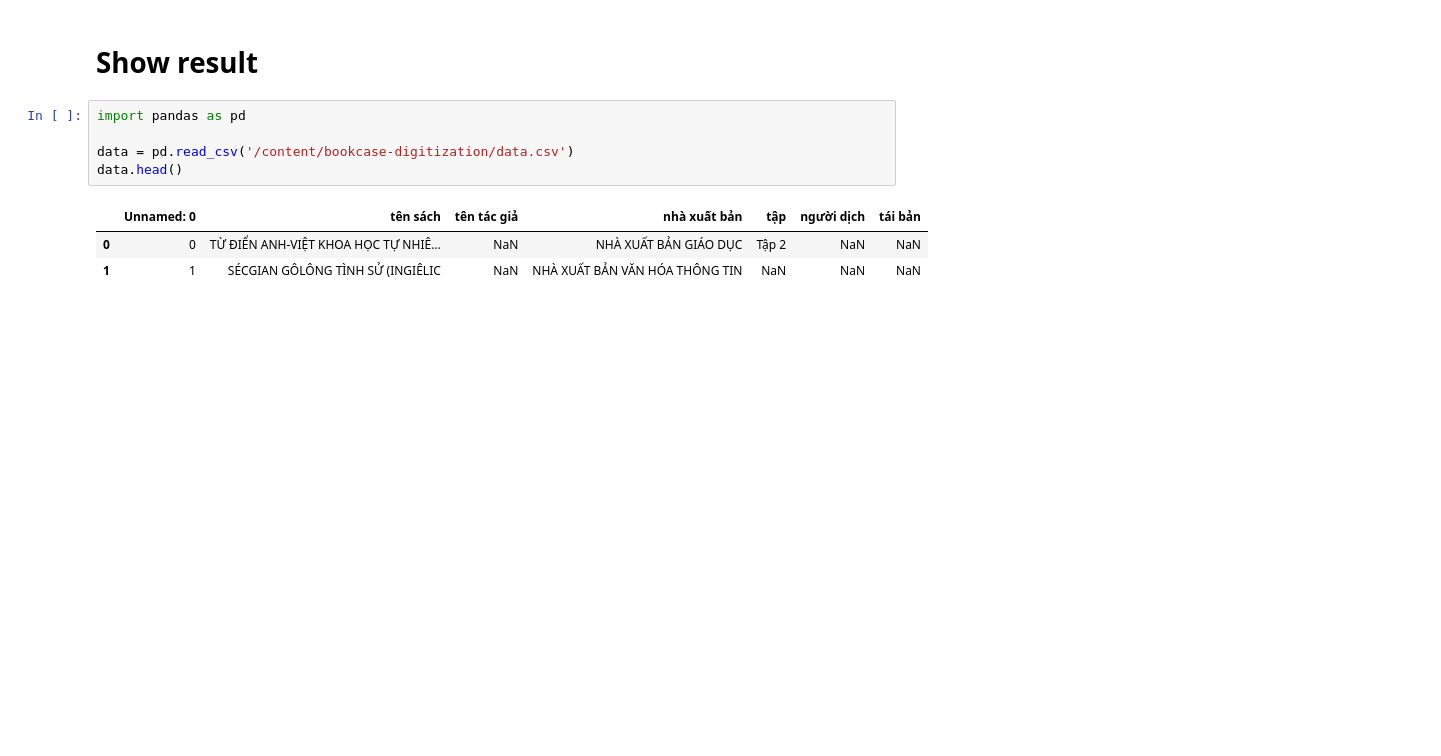
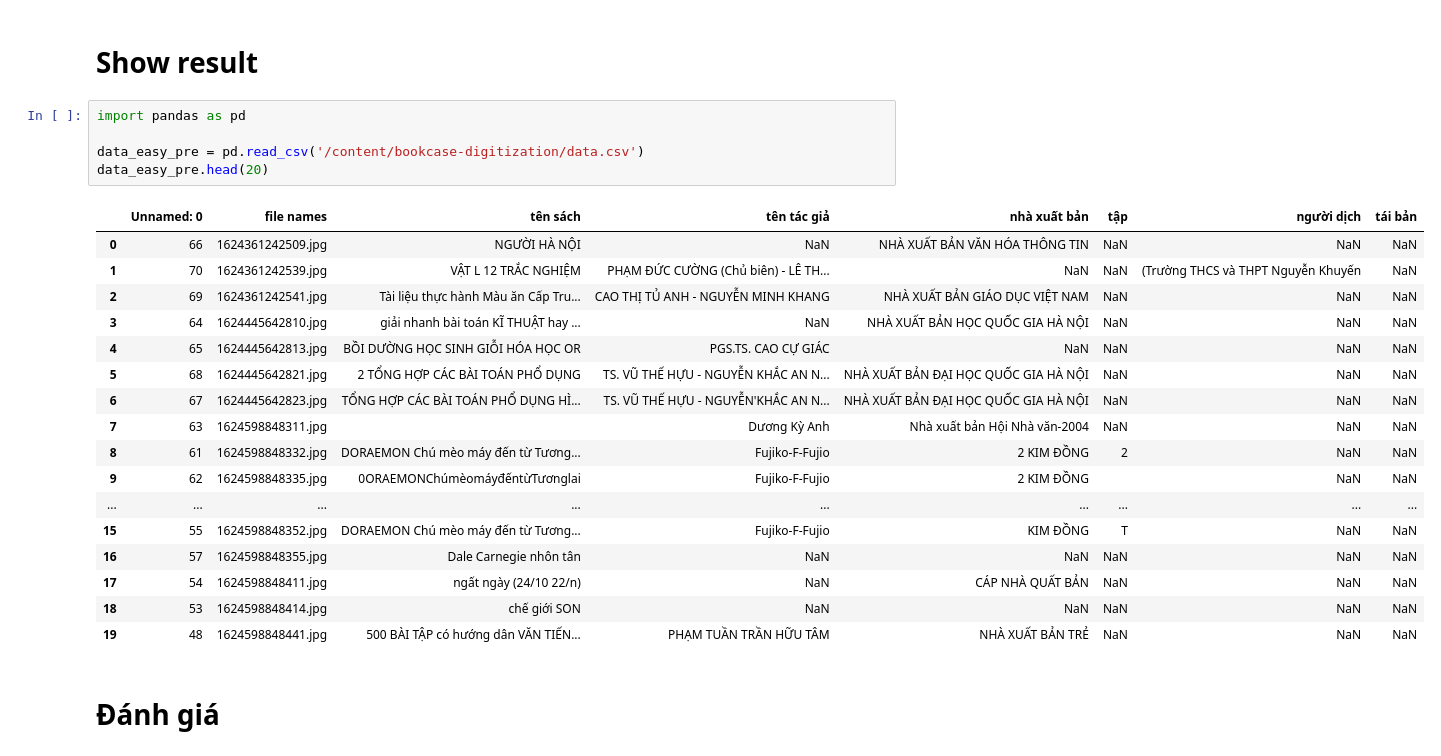
Before and after one commit to HuynhDoTanThanh/bookcase-digitization, a Jupyter notebook: final_project_ML_bookcase_digitization.ipynb, the cells around one changed output. Drawn from its saved outputs; the diff is of its cells as text; blank space fills up the shorter version.

```diff
--- a/final_project_ML_bookcase_digitization.ipynb
+++ b/final_project_ML_bookcase_digitization.ipynb
@@ -132,9 +237,25 @@ Mounted at /content/drive
 # %%
 import pandas as pd
 
-data = pd.read_csv('/content/bookcase-digitization/data.csv')
-data.head()
+data_easy_pre = pd.read_csv('/content/bookcase-digitization/data.csv')
+data_easy_pre.head(20)
 # %% [output]
-|  | Unnamed: 0 | tên sách | tên tác giả | nhà xuất bản | tập | người dịch | tái bản |
-| 0 | 0 | TỪ ĐIỂN ANH-VIỆT KHOA HỌC TỰ NHIÊ... | NaN | NHÀ XUẤT BẢN GIÁO DỤC | Tập 2 | NaN | NaN |
-| 1 | 1 | SÉCGIAN GÔLÔNG TÌNH SỬ (INGIÊLIC | NaN | NHÀ XUẤT BẢN VĂN HÓA THÔNG TIN | NaN | NaN | NaN |
+|  | Unnamed: 0 | file names | tên sách | tên tác giả | nhà xuất bản | tập | người dịch | tái bản |
+| 0 | 66 | 1624361242509.jpg | NGƯỜI HÀ NỘI | NaN | NHÀ XUẤT BẢN VĂN HÓA THÔNG TIN | NaN | NaN | NaN |
+| 1 | 70 | 1624361242539.jpg | VẬT L 12 TRẮC NGHIỆM | PHẠM ĐỨC CƯỜNG (Chủ biên) - LÊ TH... | NaN | NaN | (Trường THCS và THPT Nguyễn Khuyến | NaN |
+| 2 | 69 | 1624361242541.jpg | Tài liệu thực hành Màu ăn Cấp Tru... | CAO THỊ TỦ ANH - NGUYỄN MINH KHANG | NHÀ XUẤT BẢN GIÁO DỤC VIỆT NAM | NaN | NaN | NaN |
+| 3 | 64 | 1624445642810.jpg | giải nhanh bài toán KĨ THUẬT hay ... | NaN | NHÀ XUẤT BẢN HỌC QUỐC GIA HÀ NỘI | NaN | NaN | NaN |
+| 4 | 65 | 1624445642813.jpg | BỒI DƯỜNG HỌC SINH GIỖI HÓA HỌC OR | PGS.TS. CAO CỰ GIÁC | NaN | NaN | NaN | NaN |
+| 5 | 68 | 1624445642821.jpg | 2 TỔNG HỢP CÁC BÀI TOÁN PHỔ DỤNG | TS. VŨ THẾ HỰU - NGUYỄN KHẮC AN N... | NHÀ XUẤT BẢN ĐẠI HỌC QUỐC GIA HÀ NỘI | NaN | NaN | NaN |
+| 6 | 67 | 1624445642823.jpg | TỔNG HỢP CÁC BÀI TOÁN PHỔ DỤNG HÌ... | TS. VŨ THẾ HỰU - NGUYỄN'KHẮC AN N... | NHÀ XUẤT BẢN ĐẠI HỌC QUỐC GIA HÀ NỘI | NaN | NaN | NaN |
+| 7 | 63 | 1624598848311.jpg |  | Dương Kỳ Anh | Nhà xuất bản Hội Nhà văn-2004 | NaN | NaN | NaN |
+| 8 | 61 | 1624598848332.jpg | DORAEMON Chú mèo máy đến từ Tương... | Fujiko-F-Fujio | 2 KIM ĐỒNG | 2 | NaN | NaN |
+| 9 | 62 | 1624598848335.jpg | 0ORAEMONChúmèomáyđếntừTươnglai | Fujiko-F-Fujio | 2 KIM ĐỒNG |  | NaN | NaN |
+| ... | ... | ... | ... | ... | ... | ... | ... | ... |
+| 15 | 55 | 1624598848352.jpg | DORAEMON Chú mèo máy đến từ Tương... | Fujiko-F-Fujio | KIM ĐỒNG | T | NaN | NaN |
+| 16 | 57 | 1624598848355.jpg | Dale Carnegie nhôn tân | NaN | NaN | NaN | NaN | NaN |
+| 17 | 54 | 1624598848411.jpg | ngất ngày (24/10 22/n) | NaN | CÁP NHÀ QUẤT BẢN | NaN | NaN | NaN |
+| 18 | 53 | 1624598848414.jpg | chế giới SON | NaN | NaN | NaN | NaN | NaN |
+| 19 | 48 | 1624598848441.jpg | 500 BÀI TẬP có hướng dân VĂN TIẾN... | PHẠM TUẦN TRẦN HỮU TÂM | NHÀ XUẤT BẢN TRẺ | NaN | NaN | NaN |
+# %% [markdown]
+# Đánh giá
```
Also changed, not shown: parts of 18 cells of this notebook.
